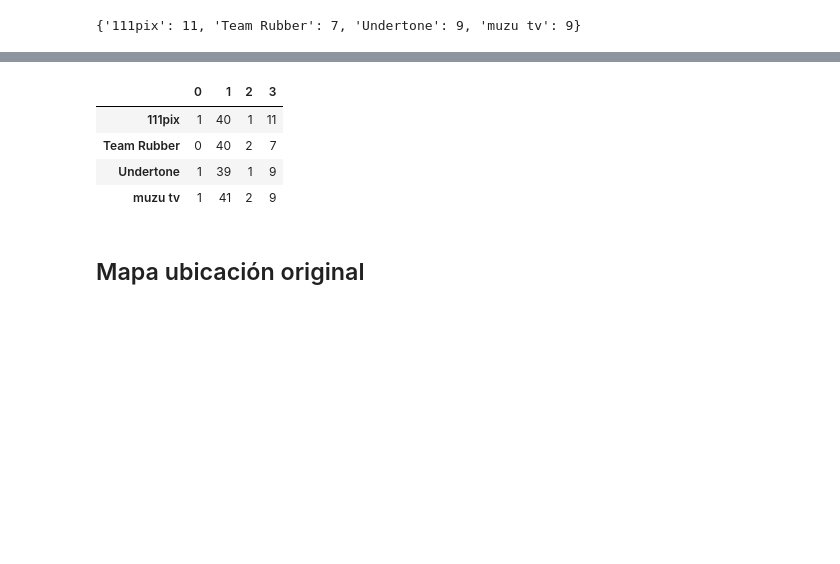
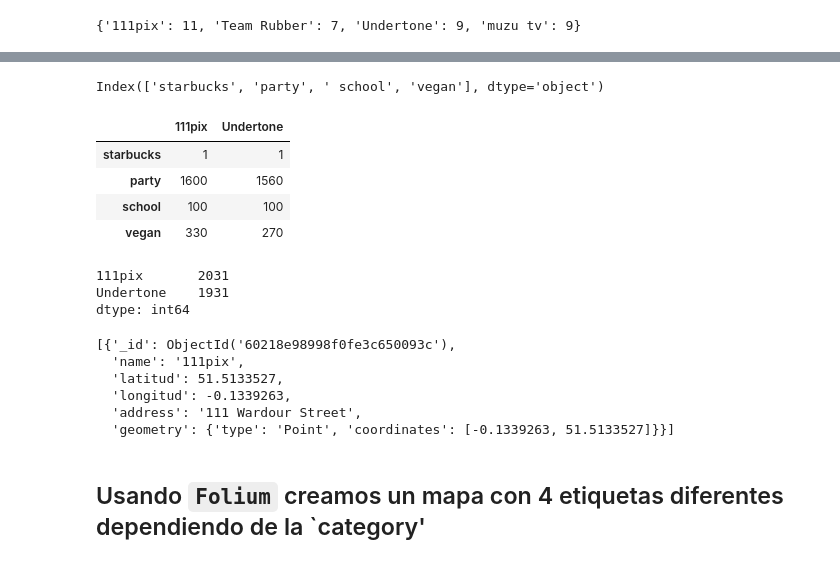
Before and after one commit to amorenorp/GeoSpacial_data_project, a Jupyter notebook: geo_spacial.ipynb, the cells around one changed output, grey strips where cells are left out. Saved outputs shown, nothing was run; the diff lists cells and outputs as text; code cells hidden in the pictures; blank space fills up the shorter version.

```diff
--- a/geo_spacial.ipynb
+++ b/geo_spacial.ipynb
@@ -861,10 +591,0 @@ df_tr = datafinal.transpose()
-# %%
-df_tr
-# %% [output]
-|  | 0 | 1 | 2 | 3 |
-| 111pix | 1 | 40 | 1 | 11 |
-| Team Rubber | 0 | 40 | 2 | 7 |
-| Undertone | 1 | 39 | 1 | 9 |
-| muzu tv | 1 | 41 | 2 | 9 |
-# %% [markdown]
-## Mapa ubicación original
@@ -879,0 +592,2 @@ inicial_long = -0.133
+# %%
+datafinal = datafinal.T
@@ -879,0 +596,6 @@ inicial_long = -0.133
+# %%
+datafinal = datafinal[(datafinal["starbucks"]>=1)]
+# %%
+datafinal.columns
+# %% [output]
+Index(['starbucks', 'party', ' school', 'vegan'], dtype='object')
@@ -879,0 +604,14 @@ inicial_long = -0.133
+# %%
+datafinal["party"]= datafinal["party"].apply(lambda x :x* 40)
+datafinal[" school"]= datafinal[" school"].apply(lambda x :x* 100)
+datafinal["vegan"]= datafinal["vegan"].apply(lambda x :x* 30)
+
+datafinal= datafinal.T
+# %%
+datafinal
+# %% [output]
+|  | 111pix | Undertone |
+| starbucks | 1 | 1 |
+| party | 1600 | 1560 |
+| school | 100 | 100 |
+| vegan | 330 | 270 |
@@ -879,0 +620,6 @@ inicial_long = -0.133
+# %%
+datafinal
+# %% [output]
+111pix       2031
+Undertone    1931
+dtype: int64
@@ -879,0 +628,11 @@ inicial_long = -0.133
+# %%
+result
+# %% [output]
+[{'_id': ObjectId('60218e98998f0fe3c650093c'),
+  'name': '111pix',
+  'latitud': 51.5133527,
+  'longitud': -0.1339263,
+  'address': '111 Wardour Street',
+  'geometry': {'type': 'Point', 'coordinates': [-0.1339263, 51.5133527]}}]
+# %% [markdown]
+## Usando `Folium` creamos un mapa con 4 etiquetas diferentes dependiendo de la `category'
```
Also changed, not shown: parts of 117 cells of this notebook, 6 other files.
